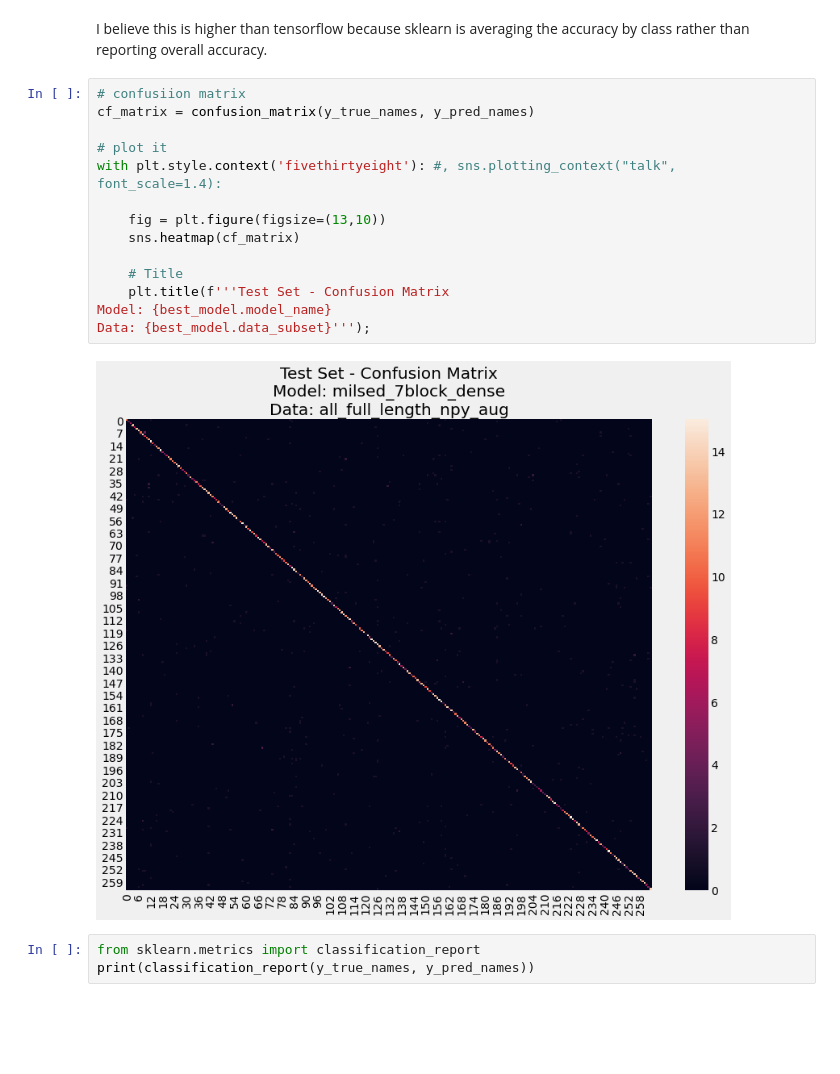
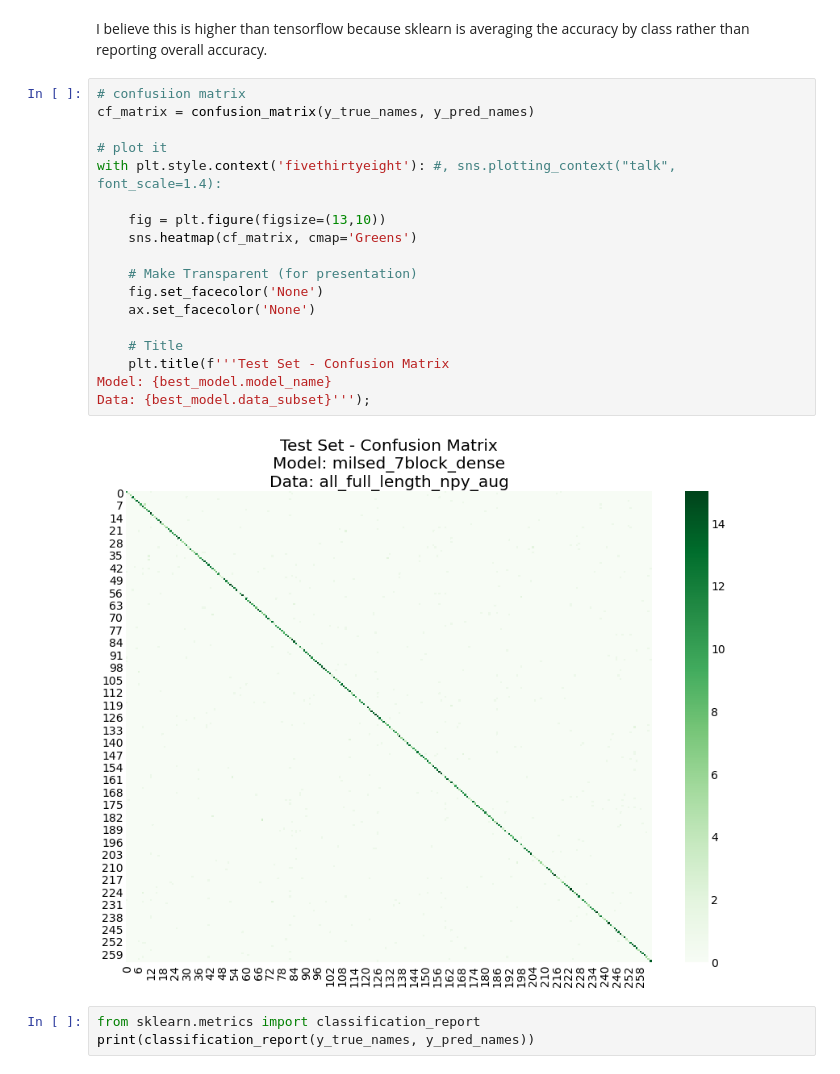
Before and after one commit to benbogart/bird_vocalization_classification, a Jupyter notebook: 05_Post-modeling_exploration.ipynb, the cells around one changed output. Saved outputs shown, nothing was run; the diff lists cells and outputs as text; blank space fills up the shorter version.

Commit message:
Confusion Matrix Color

```diff
--- a/05_Post-modeling_exploration.ipynb
+++ b/05_Post-modeling_exploration.ipynb
@@ -582,19 +583,23 @@ I believe this is higher than tensorflow because sklearn is averaging the accura
 # %%
 # confusiion matrix
 cf_matrix = confusion_matrix(y_true_names, y_pred_names)
 
 # plot it
 with plt.style.context('fivethirtyeight'): #, sns.plotting_context("talk", font_scale=1.4):
 
     fig = plt.figure(figsize=(13,10))
-    sns.heatmap(cf_matrix)
+    sns.heatmap(cf_matrix, cmap='Greens')
+
+    # Make Transparent (for presentation)
+    fig.set_facecolor('None')
+    ax.set_facecolor('None')
 
     # Title
     plt.title(f'''Test Set - Confusion Matrix
 Model: {best_model.model_name}
 Data: {best_model.data_subset}''');
 # %% [output]
-[figure, old version]
+[figure, new version]
 # %%
 from sklearn.metrics import classification_report
 print(classification_report(y_true_names, y_pred_names))
```
Also changed, not shown: parts of 1 cell of this notebook.
